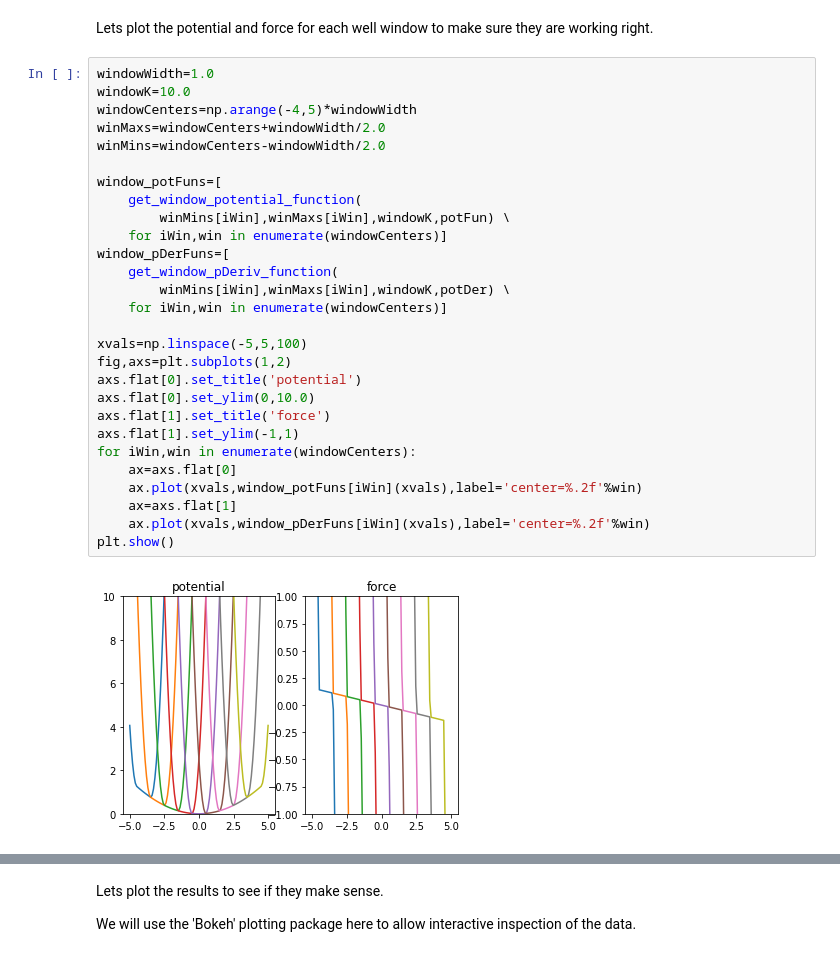
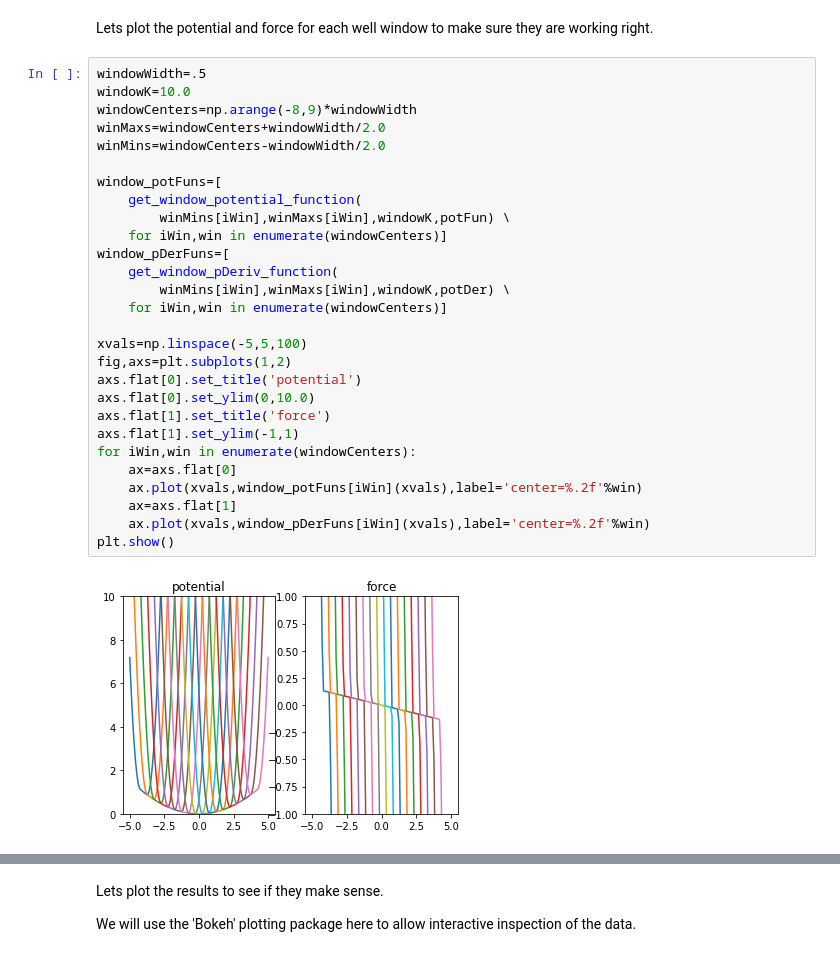
Before and after one commit to wesleymsmith/Milestoning_Analysis, a Jupyter notebook: Well_Test_Sim.ipynb, the cells around one changed output, grey strips where cells are left out. Cells and saved outputs as stored; diff of their text form.

```diff
--- a/Well_Test_Sim.ipynb
+++ b/Well_Test_Sim.ipynb
@@ -91,32 +91,32 @@ def get_window_pDeriv_function(xmin,xmax,k,pDer):
 # %% [markdown]
 Lets plot the potential and force for each well window to make sure they are working right.
 # %%
-windowWidth=1.0
+windowWidth=.5
 windowK=10.0
-windowCenters=np.arange(-4,5)*windowWidth
+windowCenters=np.arange(-8,9)*windowWidth
 winMaxs=windowCenters+windowWidth/2.0
 winMins=windowCenters-windowWidth/2.0
 
 window_potFuns=[
     get_window_potential_function(
         winMins[iWin],winMaxs[iWin],windowK,potFun) \
     for iWin,win in enumerate(windowCenters)]
 window_pDerFuns=[
     get_window_pDeriv_function(
         winMins[iWin],winMaxs[iWin],windowK,potDer) \
     for iWin,win in enumerate(windowCenters)]
 
 xvals=np.linspace(-5,5,100)
 fig,axs=plt.subplots(1,2)
 axs.flat[0].set_title('potential')
 axs.flat[0].set_ylim(0,10.0)
 axs.flat[1].set_title('force')
 axs.flat[1].set_ylim(-1,1)
 for iWin,win in enumerate(windowCenters):
     ax=axs.flat[0]
     ax.plot(xvals,window_potFuns[iWin](xvals),label='center=%.2f'%win)
     ax=axs.flat[1]
     ax.plot(xvals,window_pDerFuns[iWin](xvals),label='center=%.2f'%win)
 plt.show()
 # %% [output]
-[figure, old version]
+[figure, new version]
```
Also changed, not shown: parts of 6 cells of this notebook, 5 other files.
